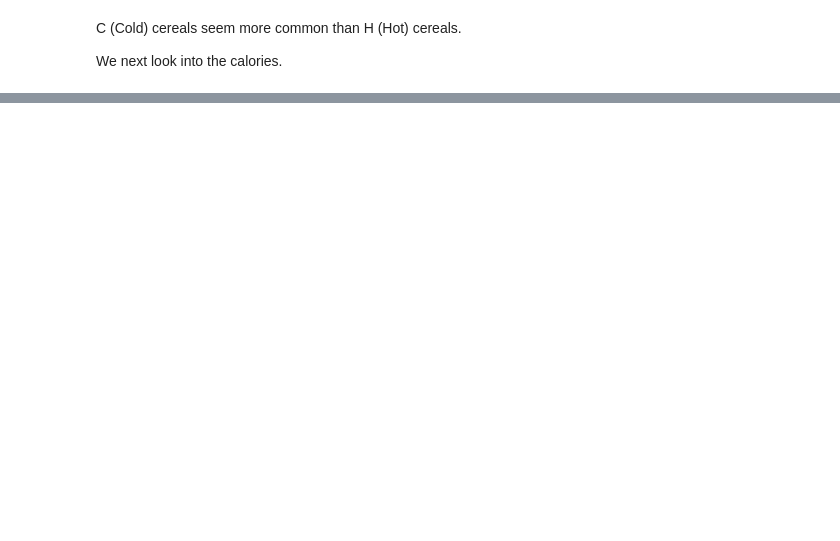
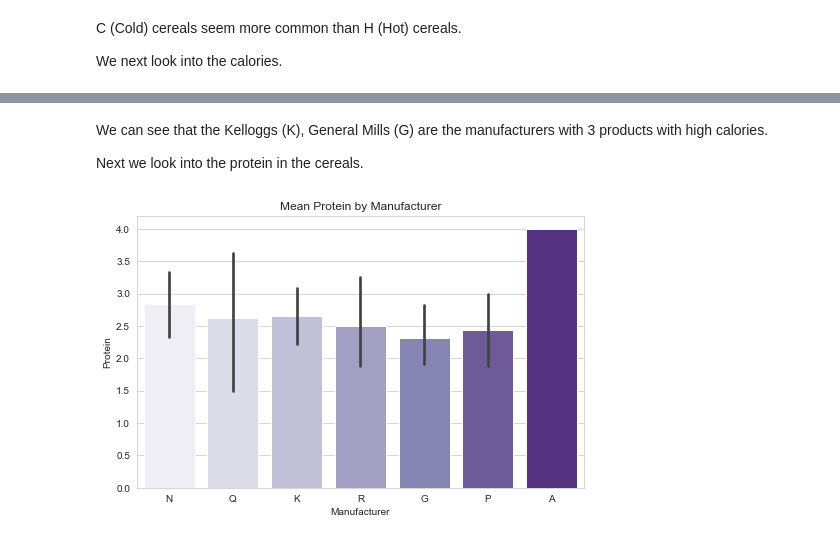
Before and after one commit to ayg15/cereals, a Jupyter notebook: Cereals EDA.ipynb, the cells around one changed output, grey strips where cells are left out. Saved outputs shown, nothing was run; the diff lists cells and outputs as text; code cells hidden in the pictures; blank space fills up the shorter version.

```diff
--- a/Cereals EDA.ipynb
+++ b/Cereals EDA.ipynb
@@ -189,0 +228,17 @@ plt.show()
+# %% [markdown]
+We can see that the Kelloggs (K), General Mills (G) are the manufacturers with 3 products with high calories.
+
+Next we look into the protein in the cereals.
+# %%
+plt.figure(figsize = (8,5))
+sns.barplot(data = cereals_df,
+            x = 'mfr',
+            y = 'protein',
+            palette = 'Purples')
+
+plt.xlabel('Manufacturer')
+plt.ylabel('Protein')
+plt.title('Mean Protein by Manufacturer')
+plt.show()
+# %% [output]
+[figure, added]
```
Also changed, not shown: parts of 21 cells of this notebook.
